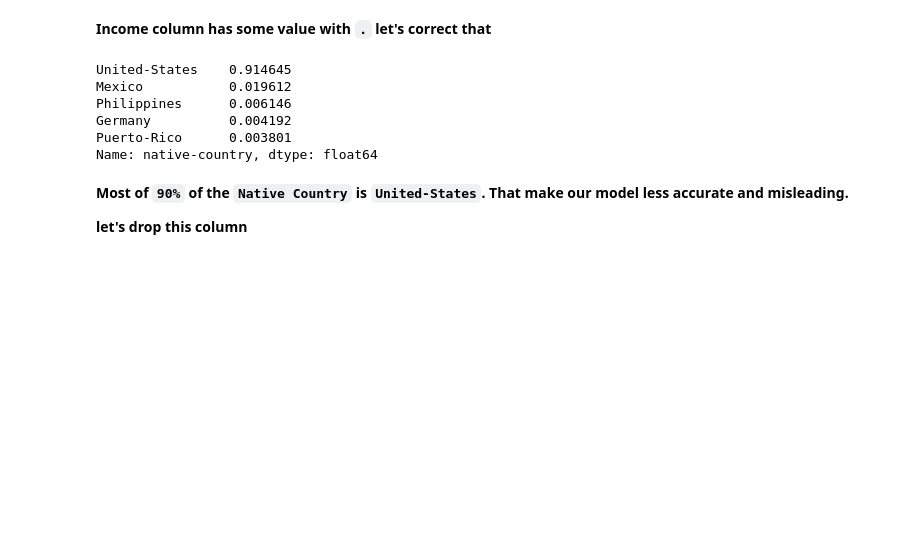
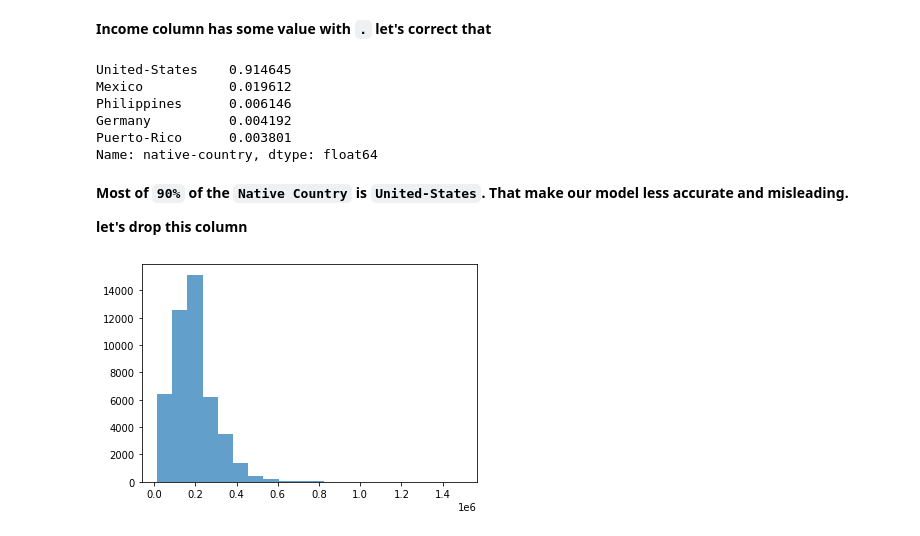
Before and after one commit to Praveen-Rajes/Census-Income-Random-Forest-and-Naive-Bayes, a Jupyter notebook: CourseWork.ipynb, the cells around one changed output. Cells and saved outputs as stored; diff of their text form; code cells hidden in the pictures; blank space fills up the shorter version.

```diff
--- a/CourseWork.ipynb
+++ b/CourseWork.ipynb
@@ -182,3 +182,9 @@ Name: native-country, dtype: float64
 **let's drop this column**
 # %%
 df.drop(columns='native-country', inplace=True)
+# %%
+plt.hist(df['fnlwgt'], bins=20, alpha=0.7)
+
+plt.show()
+# %% [output]
+[figure, added]
```
Also changed, not shown: parts of 15 cells of this notebook, 1 other file.
